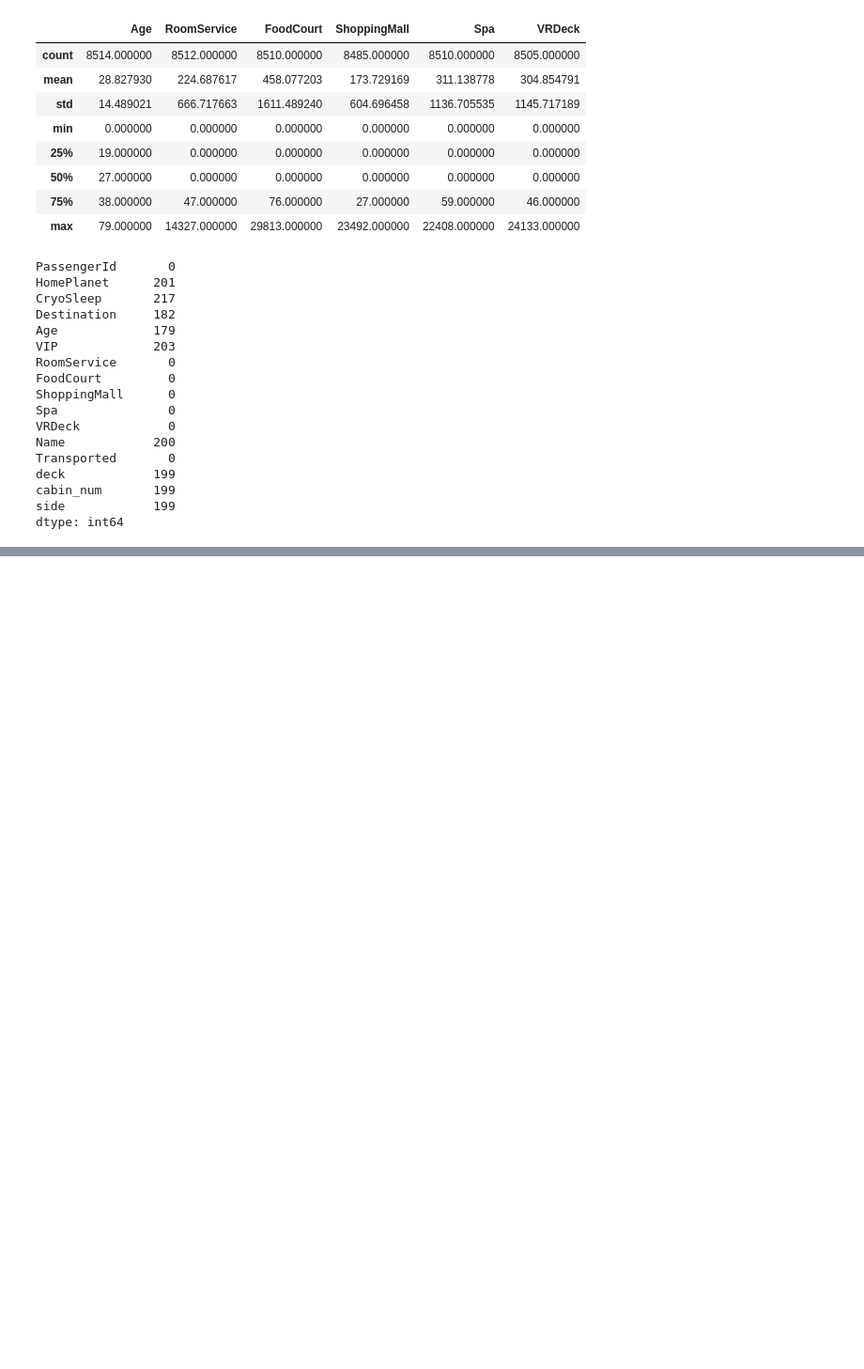
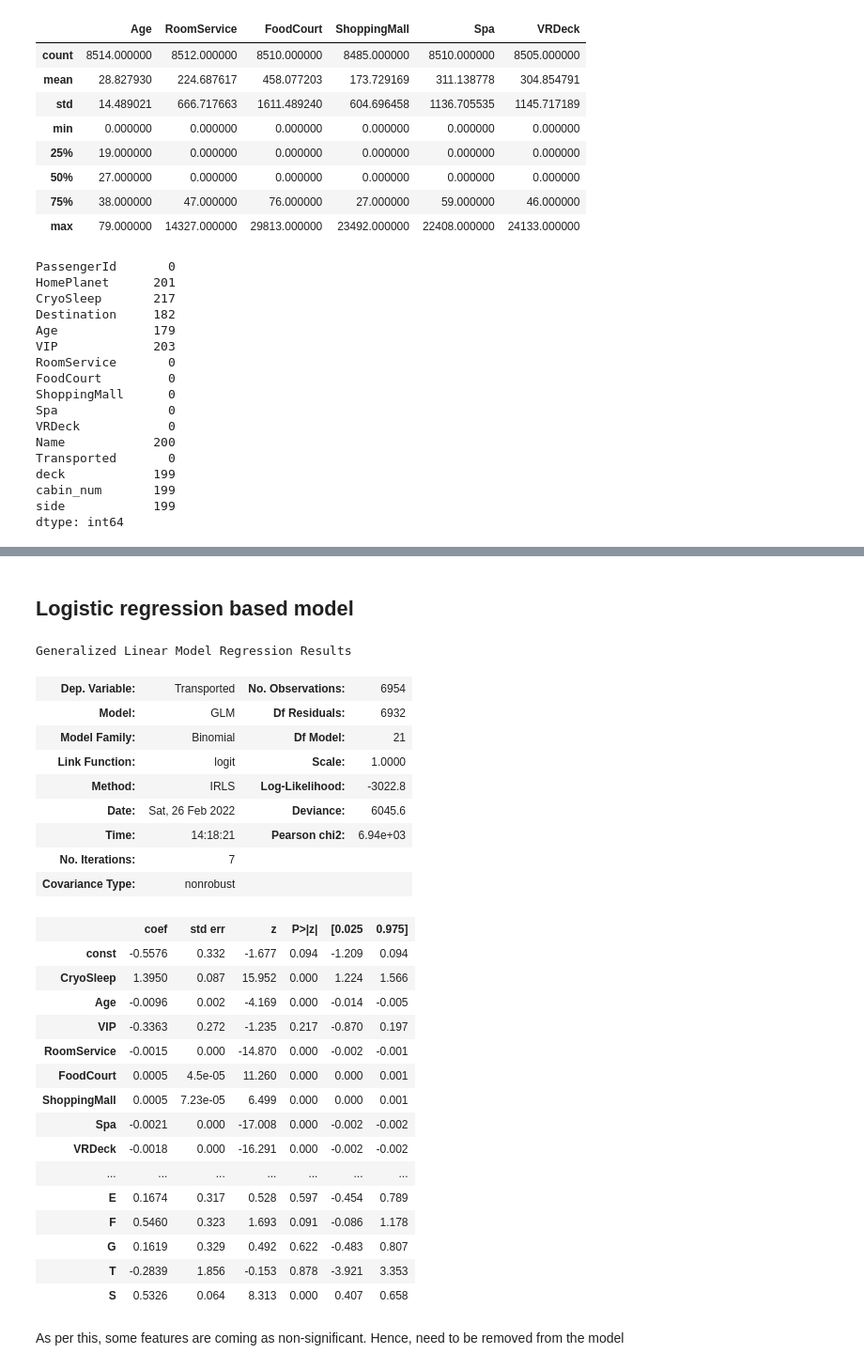
Before and after one commit to Vishu-Gupta/MLProjects, a Jupyter notebook: 01 Kaggle Projects/04 Spaceship_Titanic/Main.ipynb, the cells around one changed output, grey strips where cells are left out. Shown at 94% size. Cells and saved outputs as stored; diff of their text form; code cells hidden in the pictures; blank space fills up the shorter version.

```diff
--- a/01 Kaggle Projects/04 Spaceship_Titanic/Main.ipynb
+++ b/01 Kaggle Projects/04 Spaceship_Titanic/Main.ipynb
@@ -221,0 +459,42 @@ dtype: int64
+# %%
+y = df_train['Transported'].copy()
+X = df_train.drop(['PassengerId','Transported'],axis=1)
+# %%
+from sklearn.model_selection import train_test_split
+X_train,X_validate,y_train,y_validate = train_test_split(X,y,train_size=0.8,stratify=y,random_state=42)
+# %% [markdown]
+## Logistic regression based model
+# %%
+import statsmodels.api as sm
+model = sm.GLM(y_train,sm.add_constant(X_train),family=sm.families.Binomial())
+results = model.fit()
+results.summary()
+# %% [output]
+Generalized Linear Model Regression Results
+| Dep. Variable: | Transported | No. Observations: | 6954 |
+| Model: | GLM | Df Residuals: | 6932 |
+| Model Family: | Binomial | Df Model: | 21 |
+| Link Function: | logit | Scale: | 1.0000 |
+| Method: | IRLS | Log-Likelihood: | -3022.8 |
+| Date: | Sat, 26 Feb 2022 | Deviance: | 6045.6 |
+| Time: | 14:18:21 | Pearson chi2: | 6.94e+03 |
+| No. Iterations: | 7 |  |  |
+| Covariance Type: | nonrobust |  |  |
+|  | coef | std err | z | P>|z| | [0.025 | 0.975] |
+| const | -0.5576 | 0.332 | -1.677 | 0.094 | -1.209 | 0.094 |
+| CryoSleep | 1.3950 | 0.087 | 15.952 | 0.000 | 1.224 | 1.566 |
+| Age | -0.0096 | 0.002 | -4.169 | 0.000 | -0.014 | -0.005 |
+| VIP | -0.3363 | 0.272 | -1.235 | 0.217 | -0.870 | 0.197 |
+| RoomService | -0.0015 | 0.000 | -14.870 | 0.000 | -0.002 | -0.001 |
+| FoodCourt | 0.0005 | 4.5e-05 | 11.260 | 0.000 | 0.000 | 0.001 |
+| ShoppingMall | 0.0005 | 7.23e-05 | 6.499 | 0.000 | 0.000 | 0.001 |
+| Spa | -0.0021 | 0.000 | -17.008 | 0.000 | -0.002 | -0.002 |
+| VRDeck | -0.0018 | 0.000 | -16.291 | 0.000 | -0.002 | -0.002 |
+| ... | ... | ... | ... | ... | ... | ... |
+| E | 0.1674 | 0.317 | 0.528 | 0.597 | -0.454 | 0.789 |
+| F | 0.5460 | 0.323 | 1.693 | 0.091 | -0.086 | 1.178 |
+| G | 0.1619 | 0.329 | 0.492 | 0.622 | -0.483 | 0.807 |
+| T | -0.2839 | 1.856 | -0.153 | 0.878 | -3.921 | 3.353 |
+| S | 0.5326 | 0.064 | 8.313 | 0.000 | 0.407 | 0.658 |
+# %% [markdown]
+As per this, some features are coming as non-significant. Hence, need to be removed from the model
```
Also changed, not shown: parts of 48 cells of this notebook.
